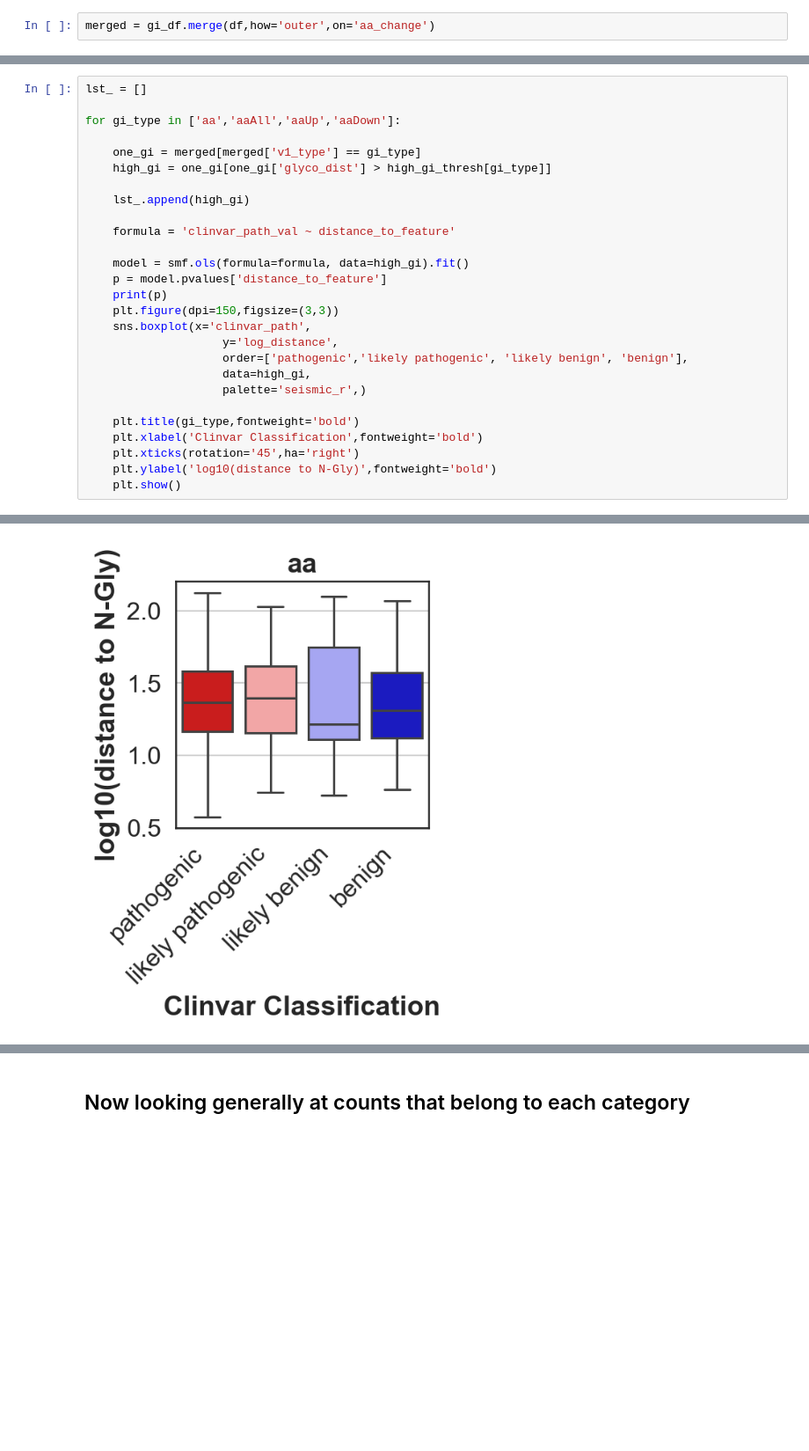
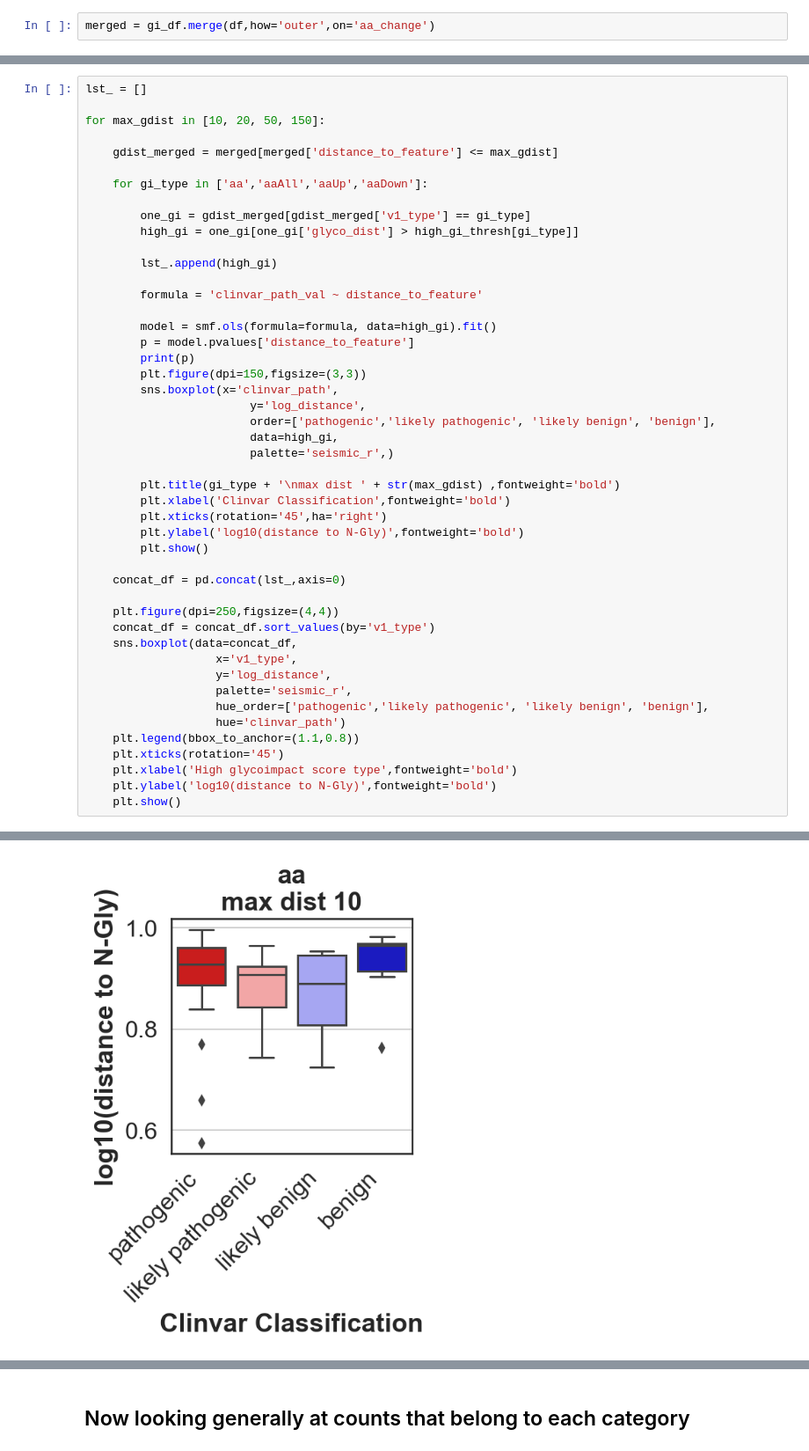
Before and after one commit to danielanach/glyco-clinvar, a Jupyter notebook: code/06_path_vs_benign_continuous.ipynb, the cells around one changed output, grey strips where cells are left out. Shown at 88% size. Saved outputs shown, nothing was run; the diff lists cells and outputs as text; blank space fills up the shorter version.

Commit message:
Adding maximum distance thresholds

```diff
--- a/code/06_path_vs_benign_continuous.ipynb
+++ b/code/06_path_vs_benign_continuous.ipynb
@@ -131,28 +149,48 @@ merged = gi_df.merge(df,how='outer',on='aa_change')
 # %%
 lst_ = []
 
-for gi_type in ['aa','aaAll','aaUp','aaDown']:
+for max_gdist in [10, 20, 50, 150]:
 
-    one_gi = merged[merged['v1_type'] == gi_type]
-    high_gi = one_gi[one_gi['glyco_dist'] > high_gi_thresh[gi_type]]
+    gdist_merged = merged[merged['distance_to_feature'] <= max_gdist]
 
-    lst_.append(high_gi)
+    for gi_type in ['aa','aaAll','aaUp','aaDown']:
 
-    formula = 'clinvar_path_val ~ distance_to_feature'
+        one_gi = gdist_merged[gdist_merged['v1_type'] == gi_type]
+        high_gi = one_gi[one_gi['glyco_dist'] > high_gi_thresh[gi_type]]
 
-    model = smf.ols(formula=formula, data=high_gi).fit()
-    p = model.pvalues['distance_to_feature']
-    print(p)
-    plt.figure(dpi=150,figsize=(3,3))
-    sns.boxplot(x='clinvar_path',
-                    y='log_distance',
-                    order=['pathogenic','likely pathogenic', 'likely benign', 'benign'],
-                    data=high_gi,
-                    palette='seismic_r',)
+        lst_.append(high_gi)
 
-    plt.title(gi_type,fontweight='bold')
-    plt.xlabel('Clinvar Classification',fontweight='bold')
-    plt.xticks(rotation='45',ha='right')
+        formula = 'clinvar_path_val ~ distance_to_feature'
+
+        model = smf.ols(formula=formula, data=high_gi).fit()
+        p = model.pvalues['distance_to_feature']
+        print(p)
+        plt.figure(dpi=150,figsize=(3,3))
+        sns.boxplot(x='clinvar_path',
+                        y='log_distance',
+                        order=['pathogenic','likely pathogenic', 'likely benign', 'benign'],
+                        data=high_gi,
+                        palette='seismic_r',)
+
+        plt.title(gi_type + '\nmax dist ' + str(max_gdist) ,fontweight='bold')
+        plt.xlabel('Clinvar Classification',fontweight='bold')
+        plt.xticks(rotation='45',ha='right')
+        plt.ylabel('log10(distance to N-Gly)',fontweight='bold')
+        plt.show()
+
+    concat_df = pd.concat(lst_,axis=0)
+
+    plt.figure(dpi=250,figsize=(4,4))
+    concat_df = concat_df.sort_values(by='v1_type')
+    sns.boxplot(data=concat_df,
+                   x='v1_type',
+                   y='log_distance',
+                   palette='seismic_r',
+                   hue_order=['pathogenic','likely pathogenic', 'likely benign', 'benign'],
+                   hue='clinvar_path')
+    plt.legend(bbox_to_anchor=(1.1,0.8))
+    plt.xticks(rotation='45')
+    plt.xlabel('High glycoimpact score type',fontweight='bold')
     plt.ylabel('log10(distance to N-Gly)',fontweight='bold')
     plt.show()
 # %% [output]
@@ -160 +198 @@ for gi_type in ['aa','aaAll','aaUp','aaDown']:
-[figure, old version]
+[figure, new version]
```
Also changed, not shown: parts of 5 cells of this notebook.
